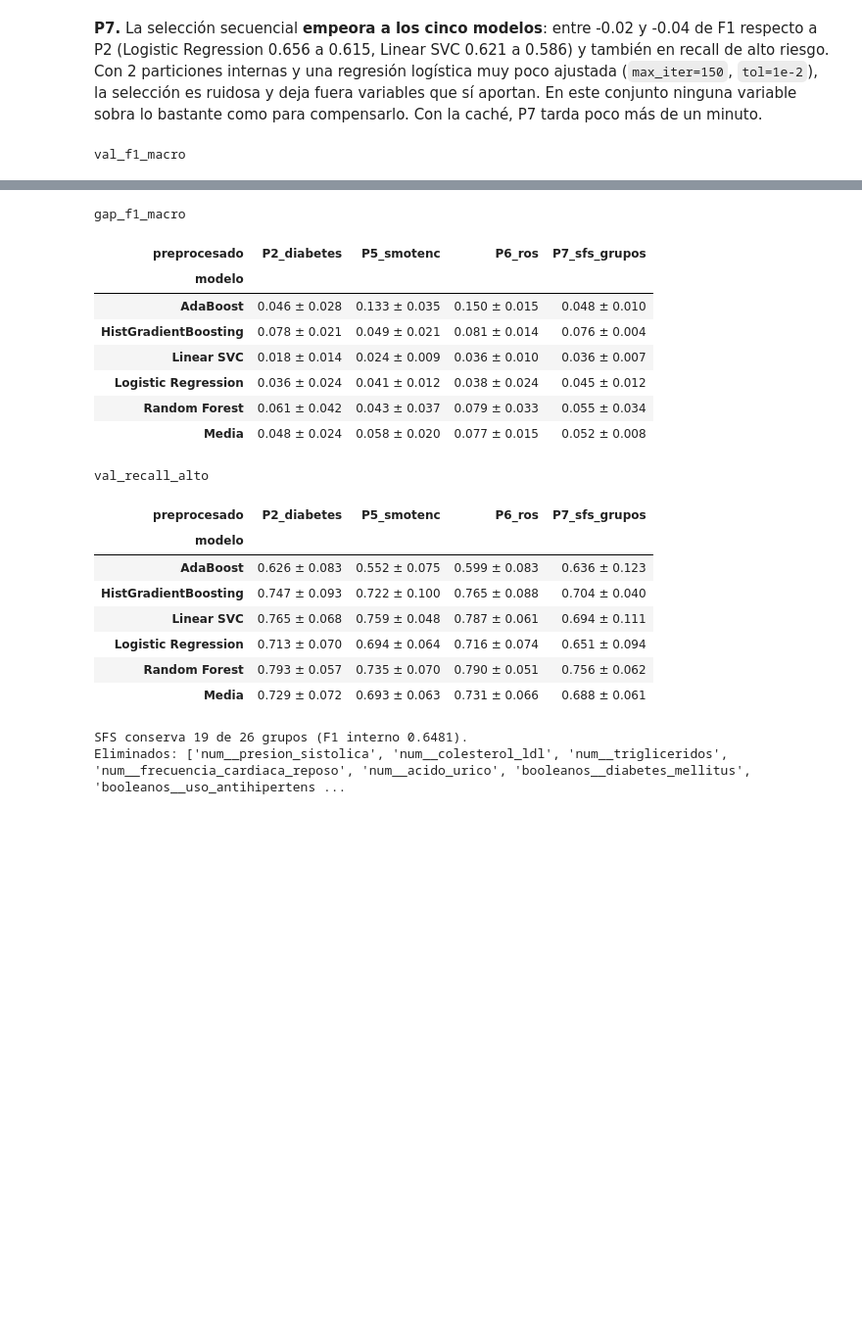
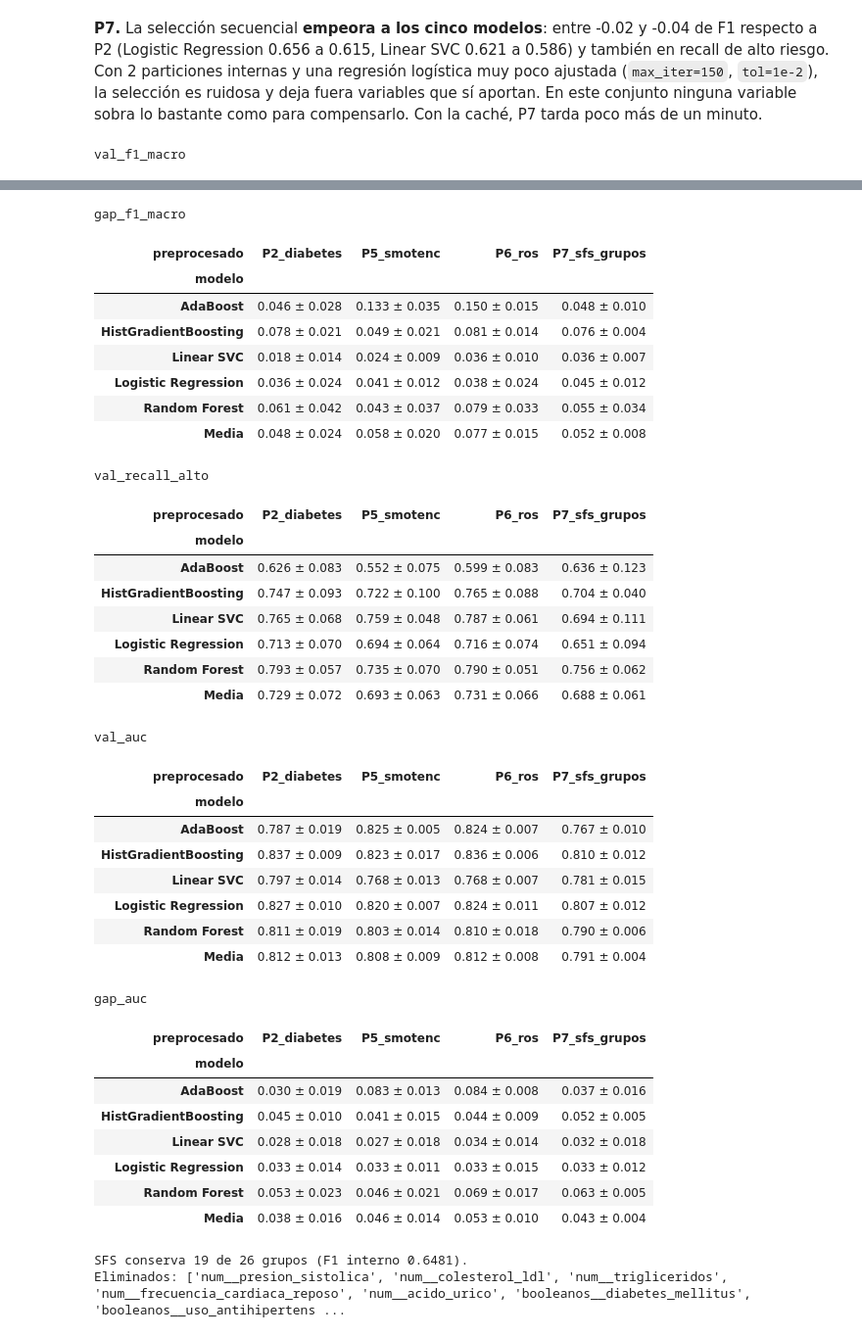
Before and after one commit to madalenointhemorning/MachineLearningUMU, a Jupyter notebook: notebooks/02_preprocesamiento_y_modelado.ipynb, the cells around one changed output, grey strips where cells are left out. Shown at 98% size. Saved outputs shown, nothing was run; the diff lists cells and outputs as text; code cells hidden in the pictures; blank space fills up the shorter version.

```diff
--- a/notebooks/02_preprocesamiento_y_modelado.ipynb
+++ b/notebooks/02_preprocesamiento_y_modelado.ipynb
@@ -1661,37 +1681,55 @@ fase2 = pd.concat([fase1[fase1["preprocesado"] == BASE], fase2_ab, fase2_p7], ig
 fase2_num = a_numero(fase2)
 orden2 = [BASE, "P5_smotenc", "P6_ros", "P7_sfs_grupos"]
 # Cada celda: media ± desviación de las 3 particiones externas
-for metrica in ["val_f1_macro", "gap_f1_macro", "val_recall_alto"]:
+for metrica in ["val_f1_macro", "gap_f1_macro", "val_recall_alto", "val_auc", "gap_auc"]:
     print(f"\n{metrica}")
     display(tabla_media_desv(fase2, orden2, metrica))
 # %% [output]
 val_f1_macro
 | preprocesado | P2_diabetes | P5_smotenc | P6_ros | P7_sfs_grupos |
 | modelo |  |  |  |  |
 | AdaBoost | 0.579 ± 0.026 | 0.643 ± 0.008 | 0.650 ± 0.029 | 0.555 ± 0.030 |
 | HistGradientBoosting | 0.624 ± 0.015 | 0.629 ± 0.017 | 0.617 ± 0.012 | 0.600 ± 0.007 |
 | Linear SVC | 0.621 ± 0.006 | 0.613 ± 0.004 | 0.609 ± 0.005 | 0.586 ± 0.017 |
 | Logistic Regression | 0.656 ± 0.017 | 0.641 ± 0.008 | 0.650 ± 0.013 | 0.615 ± 0.016 |
 | Random Forest | 0.599 ± 0.028 | 0.602 ± 0.029 | 0.603 ± 0.028 | 0.577 ± 0.017 |
 | Media | 0.616 ± 0.018 | 0.626 ± 0.010 | 0.626 ± 0.015 | 0.586 ± 0.014 |
 gap_f1_macro
 | preprocesado | P2_diabetes | P5_smotenc | P6_ros | P7_sfs_grupos |
 | modelo |  |  |  |  |
 | AdaBoost | 0.046 ± 0.028 | 0.133 ± 0.035 | 0.150 ± 0.015 | 0.048 ± 0.010 |
 | HistGradientBoosting | 0.078 ± 0.021 | 0.049 ± 0.021 | 0.081 ± 0.014 | 0.076 ± 0.004 |
 | Linear SVC | 0.018 ± 0.014 | 0.024 ± 0.009 | 0.036 ± 0.010 | 0.036 ± 0.007 |
 | Logistic Regression | 0.036 ± 0.024 | 0.041 ± 0.012 | 0.038 ± 0.024 | 0.045 ± 0.012 |
 | Random Forest | 0.061 ± 0.042 | 0.043 ± 0.037 | 0.079 ± 0.033 | 0.055 ± 0.034 |
 | Media | 0.048 ± 0.024 | 0.058 ± 0.020 | 0.077 ± 0.015 | 0.052 ± 0.008 |
 val_recall_alto
 | preprocesado | P2_diabetes | P5_smotenc | P6_ros | P7_sfs_grupos |
 | modelo |  |  |  |  |
 | AdaBoost | 0.626 ± 0.083 | 0.552 ± 0.075 | 0.599 ± 0.083 | 0.636 ± 0.123 |
 | HistGradientBoosting | 0.747 ± 0.093 | 0.722 ± 0.100 | 0.765 ± 0.088 | 0.704 ± 0.040 |
 | Linear SVC | 0.765 ± 0.068 | 0.759 ± 0.048 | 0.787 ± 0.061 | 0.694 ± 0.111 |
 | Logistic Regression | 0.713 ± 0.070 | 0.694 ± 0.064 | 0.716 ± 0.074 | 0.651 ± 0.094 |
 | Random Forest | 0.793 ± 0.057 | 0.735 ± 0.070 | 0.790 ± 0.051 | 0.756 ± 0.062 |
 | Media | 0.729 ± 0.072 | 0.693 ± 0.063 | 0.731 ± 0.066 | 0.688 ± 0.061 |
+val_auc
+| preprocesado | P2_diabetes | P5_smotenc | P6_ros | P7_sfs_grupos |
+| modelo |  |  |  |  |
+| AdaBoost | 0.787 ± 0.019 | 0.825 ± 0.005 | 0.824 ± 0.007 | 0.767 ± 0.010 |
+| HistGradientBoosting | 0.837 ± 0.009 | 0.823 ± 0.017 | 0.836 ± 0.006 | 0.810 ± 0.012 |
+| Linear SVC | 0.797 ± 0.014 | 0.768 ± 0.013 | 0.768 ± 0.007 | 0.781 ± 0.015 |
+| Logistic Regression | 0.827 ± 0.010 | 0.820 ± 0.007 | 0.824 ± 0.011 | 0.807 ± 0.012 |
+| Random Forest | 0.811 ± 0.019 | 0.803 ± 0.014 | 0.810 ± 0.018 | 0.790 ± 0.006 |
+| Media | 0.812 ± 0.013 | 0.808 ± 0.009 | 0.812 ± 0.008 | 0.791 ± 0.004 |
+gap_auc
+| preprocesado | P2_diabetes | P5_smotenc | P6_ros | P7_sfs_grupos |
+| modelo |  |  |  |  |
+| AdaBoost | 0.030 ± 0.019 | 0.083 ± 0.013 | 0.084 ± 0.008 | 0.037 ± 0.016 |
+| HistGradientBoosting | 0.045 ± 0.010 | 0.041 ± 0.015 | 0.044 ± 0.009 | 0.052 ± 0.005 |
+| Linear SVC | 0.028 ± 0.018 | 0.027 ± 0.018 | 0.034 ± 0.014 | 0.032 ± 0.018 |
+| Logistic Regression | 0.033 ± 0.014 | 0.033 ± 0.011 | 0.033 ± 0.015 | 0.033 ± 0.012 |
+| Random Forest | 0.053 ± 0.023 | 0.046 ± 0.021 | 0.069 ± 0.017 | 0.063 ± 0.005 |
+| Media | 0.038 ± 0.016 | 0.046 ± 0.014 | 0.053 ± 0.010 | 0.043 ± 0.004 |
 # %%
 # Informativo: qué grupos de variables conserva SFS si se ajusta una vez con todo el train de P2
 # (las métricas de arriba usan la selección hecha dentro de cada partición)
```
Also changed, not shown: parts of 16 cells of this notebook, 2 other files.
